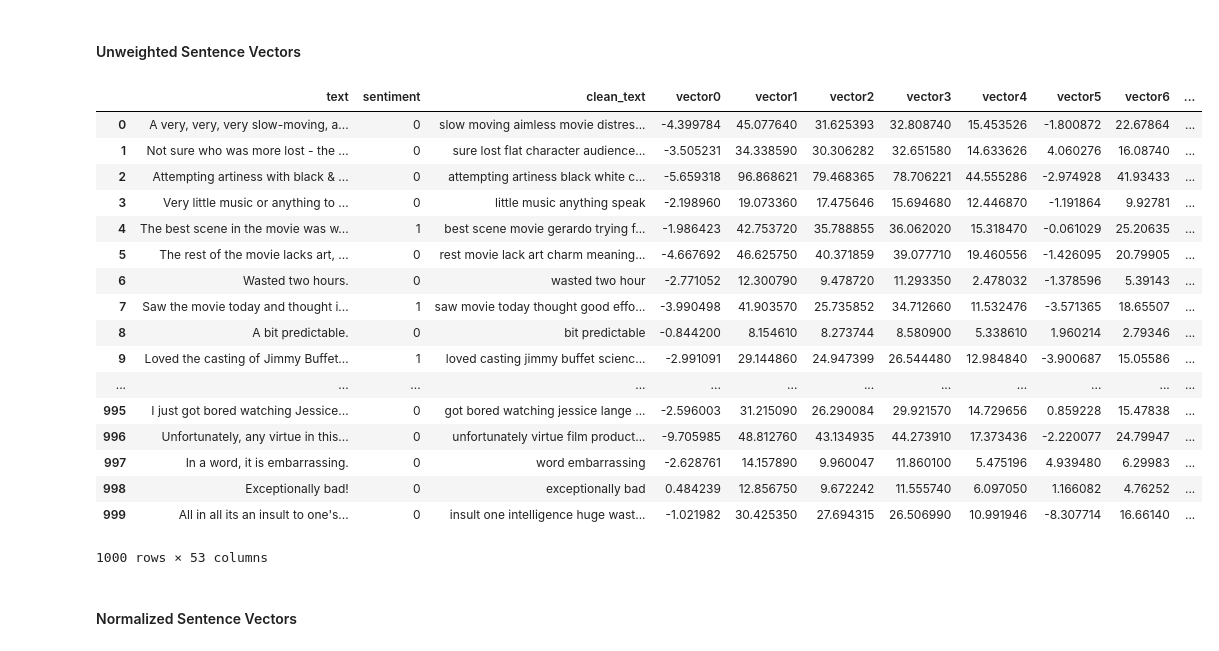
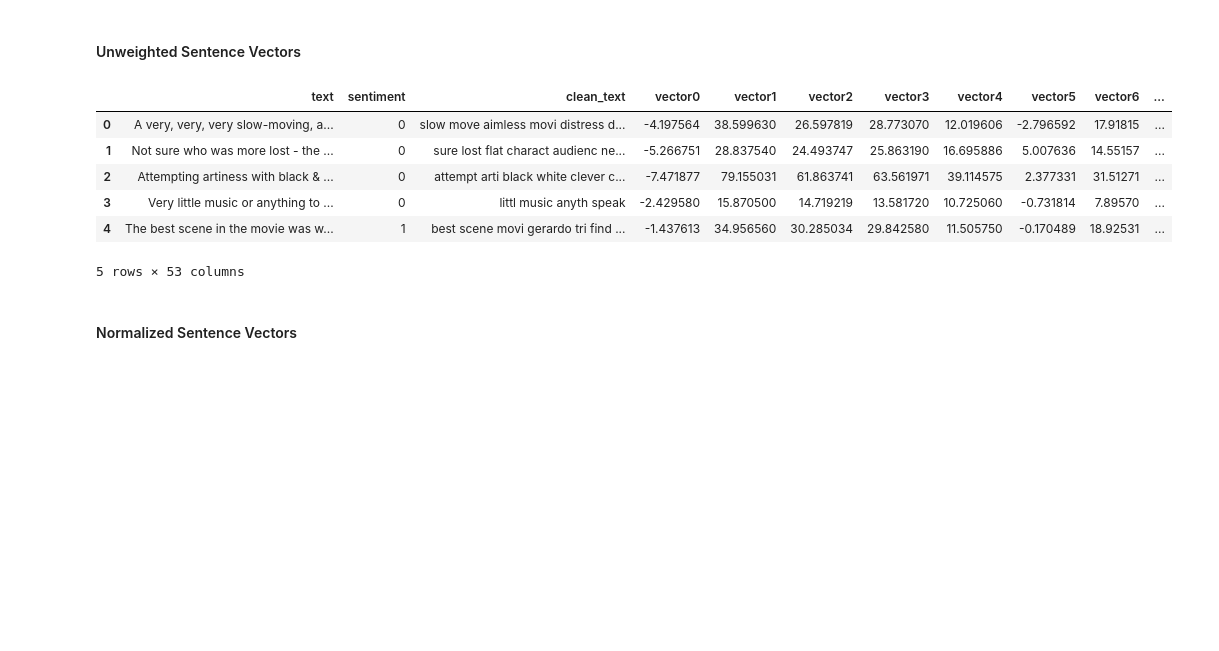
Before and after one commit to vishwajeetbajwan/IMDB_Review_Classification, a Jupyter notebook: Imdb_Review_Classification.ipynb, the cells around one changed output. Saved outputs shown, nothing was run; the diff lists cells and outputs as text; code cells hidden in the pictures; blank space fills up the shorter version.

```diff
--- a/Imdb_Review_Classification.ipynb
+++ b/Imdb_Review_Classification.ipynb
@@ -169,3 +165,5 @@ lemmatizer = WordNetLemmatizer()
+# %%
+stemmer = SnowballStemmer('english')
 # %%
 def preprocess(raw_text):
     letters_only = re.sub("[^a-zA-Z]", " ",raw_text)
@@ -180,7 +178,7 @@ def preprocess(raw_text):
     words = [w for w in words if not w in stopwords.words("english")]
 
     #lemmatizing
-    words = [lemmatizer.lemmatize(word) for word in words]
+    words = [stemmer.stem(word) for word in words]
 
     return (" ".join(words))
 # %%
@@ -239,27 +238,16 @@ def sentance_vector(x,dimensional_matrix,ret_value):
 # %%
 non_normalize=reviews
 for i in range(50):
     non_normalize['vector'+str(i)]= non_normalize['clean_text'].apply(sentance_vector,args=[dimensional_matrix,i])
-non_normalize
+non_normalize.head()
 # %% [output]
 |  | text | sentiment | clean_text | vector0 | vector1 | vector2 | vector3 | vector4 | vector5 | vector6 | ... |
-| 0 | A very, very, very slow-moving, a... | 0 | slow moving aimless movie distres... | -4.399784 | 45.077640 | 31.625393 | 32.808740 | 15.453526 | -1.800872 | 22.67864 | ... |
-| 1 | Not sure who was more lost - the ... | 0 | sure lost flat character audience... | -3.505231 | 34.338590 | 30.306282 | 32.651580 | 14.633626 | 4.060276 | 16.08740 | ... |
-| 2 | Attempting artiness with black & ... | 0 | attempting artiness black white c... | -5.659318 | 96.868621 | 79.468365 | 78.706221 | 44.555286 | -2.974928 | 41.93433 | ... |
-| 3 | Very little music or anything to ... | 0 | little music anything speak | -2.198960 | 19.073360 | 17.475646 | 15.694680 | 12.446870 | -1.191864 | 9.92781 | ... |
-| 4 | The best scene in the movie was w... | 1 | best scene movie gerardo trying f... | -1.986423 | 42.753720 | 35.788855 | 36.062020 | 15.318470 | -0.061029 | 25.20635 | ... |
-| 5 | The rest of the movie lacks art, ... | 0 | rest movie lack art charm meaning... | -4.667692 | 46.625750 | 40.371859 | 39.077710 | 19.460556 | -1.426095 | 20.79905 | ... |
-| 6 | Wasted two hours. | 0 | wasted two hour | -2.771052 | 12.300790 | 9.478720 | 11.293350 | 2.478032 | -1.378596 | 5.39143 | ... |
-| 7 | Saw the movie today and thought i... | 1 | saw movie today thought good effo... | -3.990498 | 41.903570 | 25.735852 | 34.712660 | 11.532476 | -3.571365 | 18.65507 | ... |
-| 8 | A bit predictable. | 0 | bit predictable | -0.844200 | 8.154610 | 8.273744 | 8.580900 | 5.338610 | 1.960214 | 2.79346 | ... |
-| 9 | Loved the casting of Jimmy Buffet... | 1 | loved casting jimmy buffet scienc... | -2.991091 | 29.144860 | 24.947399 | 26.544480 | 12.984840 | -3.900687 | 15.05586 | ... |
-| ... | ... | ... | ... | ... | ... | ... | ... | ... | ... | ... | ... |
-| 995 | I just got bored watching Jessice... | 0 | got bored watching jessice lange ... | -2.596003 | 31.215090 | 26.290084 | 29.921570 | 14.729656 | 0.859228 | 15.47838 | ... |
-| 996 | Unfortunately, any virtue in this... | 0 | unfortunately virtue film product... | -9.705985 | 48.812760 | 43.134935 | 44.273910 | 17.373436 | -2.220077 | 24.79947 | ... |
-| 997 | In a word, it is embarrassing. | 0 | word embarrassing | -2.628761 | 14.157890 | 9.960047 | 11.860100 | 5.475196 | 4.939480 | 6.29983 | ... |
-| 998 | Exceptionally bad! | 0 | exceptionally bad | 0.484239 | 12.856750 | 9.672242 | 11.555740 | 6.097050 | 1.166082 | 4.76252 | ... |
-| 999 | All in all its an insult to one's... | 0 | insult one intelligence huge wast... | -1.021982 | 30.425350 | 27.694315 | 26.506990 | 10.991946 | -8.307714 | 16.66140 | ... |
+| 0 | A very, very, very slow-moving, a... | 0 | slow move aimless movi distress d... | -4.197564 | 38.599630 | 26.597819 | 28.773070 | 12.019606 | -2.796592 | 17.91815 | ... |
+| 1 | Not sure who was more lost - the ... | 0 | sure lost flat charact audienc ne... | -5.266751 | 28.837540 | 24.493747 | 25.863190 | 16.695886 | 5.007636 | 14.55157 | ... |
+| 2 | Attempting artiness with black & ... | 0 | attempt arti black white clever c... | -7.471877 | 79.155031 | 61.863741 | 63.561971 | 39.114575 | 2.377331 | 31.51271 | ... |
+| 3 | Very little music or anything to ... | 0 | littl music anyth speak | -2.429580 | 15.870500 | 14.719219 | 13.581720 | 10.725060 | -0.731814 | 7.89570 | ... |
+| 4 | The best scene in the movie was w... | 1 | best scene movi gerardo tri find ... | -1.437613 | 34.956560 | 30.285034 | 29.842580 | 11.505750 | -0.170489 | 18.92531 | ... |
-1000 rows × 53 columns
+5 rows × 53 columns
 # %% [markdown]
 #### Normalized Sentence Vectors
 # %%
```
Also changed, not shown: parts of 31 cells of this notebook.
